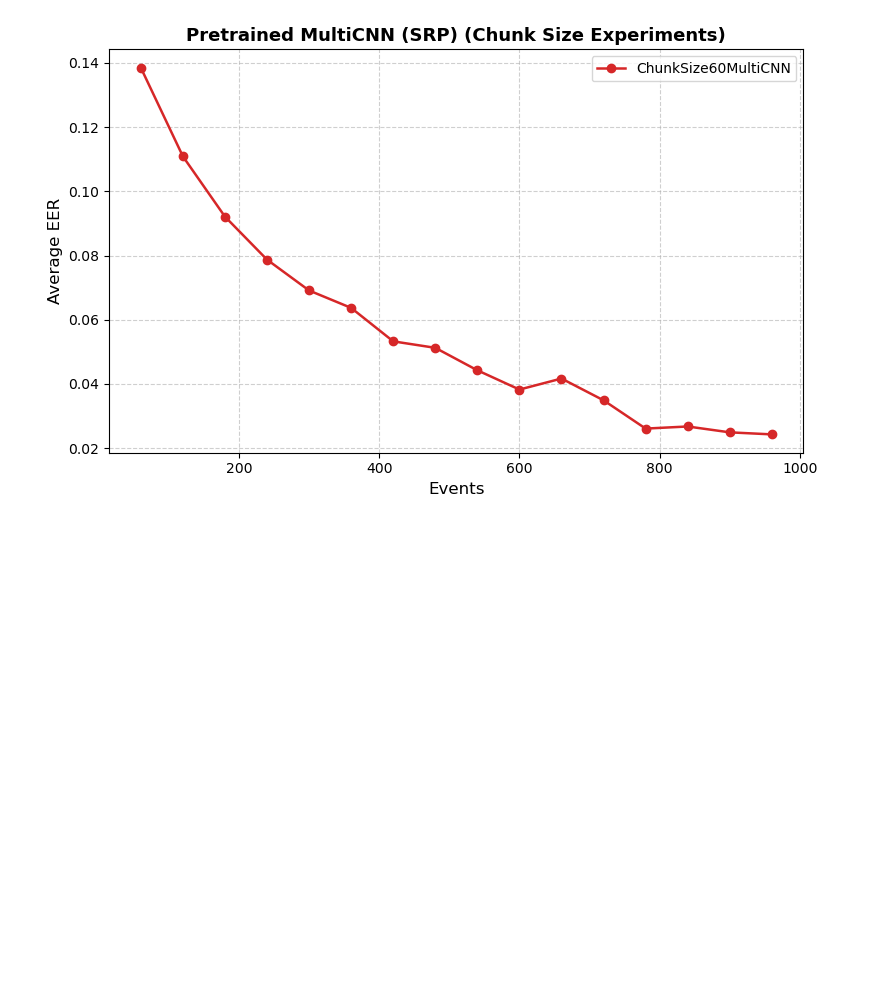
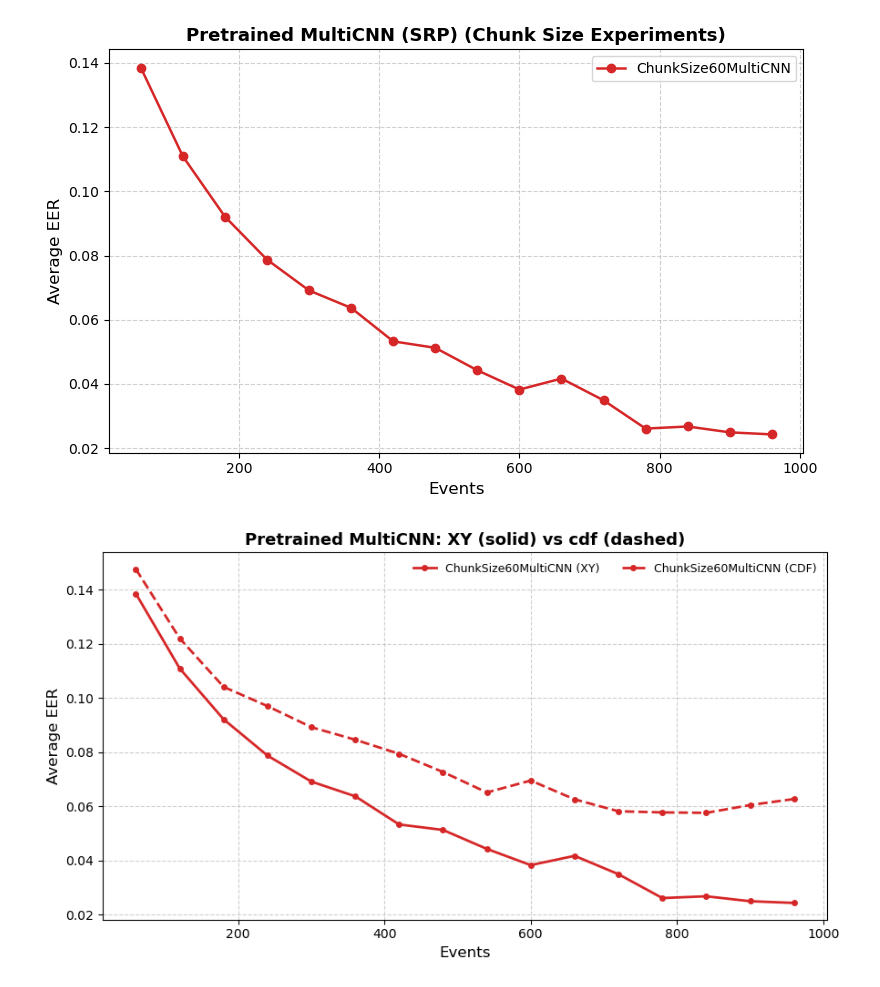
Before and after one commit to S-lijun/Mouse_Dynamics, a Jupyter notebook: Results_New.ipynb, the cells around one changed output. Saved outputs shown, nothing was run; the diff lists cells and outputs as text; code cells hidden in the pictures; blank space fills up the shorter version.

```diff
--- a/Results_New.ipynb
+++ b/Results_New.ipynb
@@ -589,3 +589,12 @@ df
 plot_chunk_json_curves("Results/Pretrained_MultiCNN/SRP/OneChannel", max_event=1000, model="Pretrained MultiCNN (SRP)")
 # %% [output]
 [figure]
+# %%
+plot_chunk_xy_cdf_curves(
+    xy_dir="Results/Pretrained_MultiCNN/SRP/OneChannel",
+    cdf_dir="Results/Pretrained_MultiCNN/SRP/MultiChannel",
+    title="Pretrained MultiCNN: XY (solid) vs cdf (dashed)",
+    max_event=1000
+)
+# %% [output]
+[figure, added]
```
Also changed, not shown: 3 other files.
